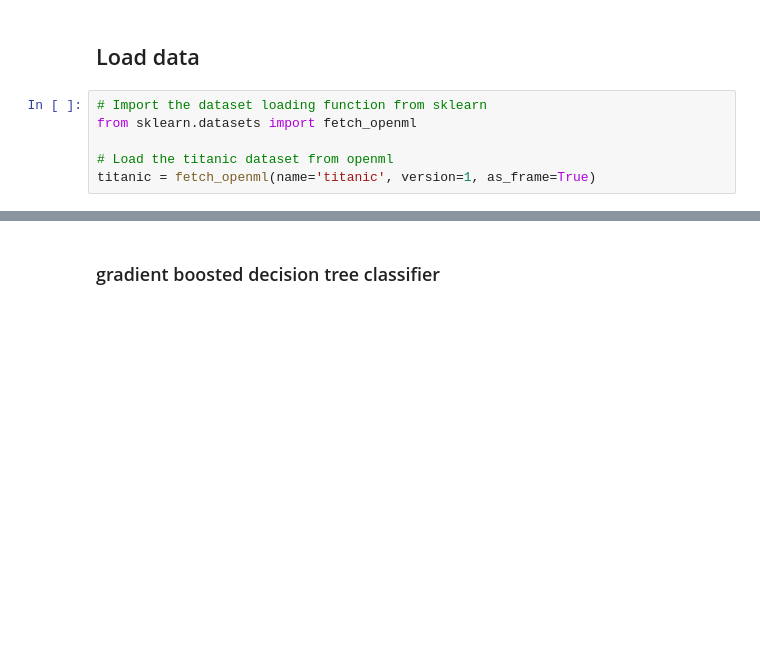
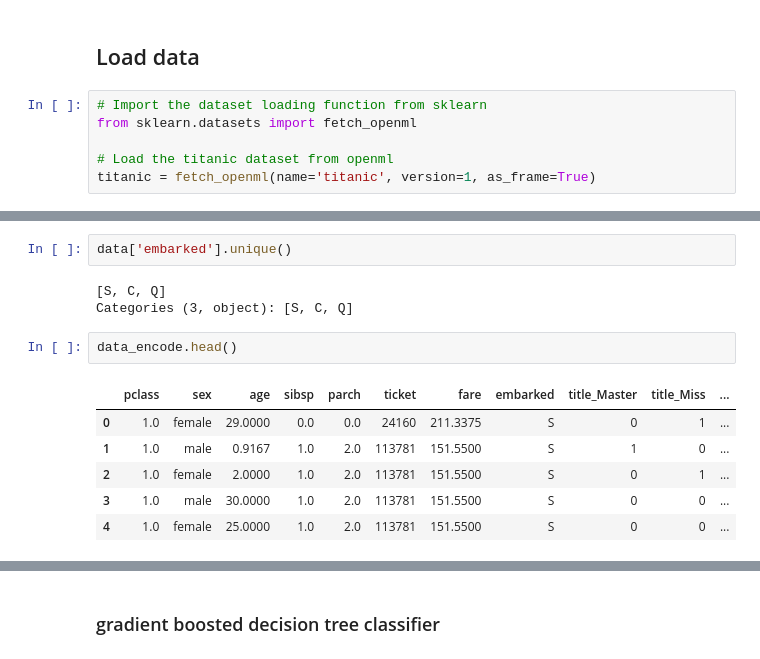
Before and after one commit to datamllab/automl-in-action-notebooks, a Jupyter notebook: 2.2-Tabular-Titanic.ipynb, the cells around one changed output, grey strips where cells are left out. Saved outputs shown, nothing was run; the diff lists cells and outputs as text; blank space fills up the shorter version.

```diff
--- a/2.2-Tabular-Titanic.ipynb
+++ b/2.2-Tabular-Titanic.ipynb
@@ -42,0 +105,14 @@ data.head()
+# %%
+data['embarked'].unique()
+# %% [output]
+[S, C, Q]
+Categories (3, object): [S, C, Q]
+# %%
+data_encode.head()
+# %% [output]
+|  | pclass | sex | age | sibsp | parch | ticket | fare | embarked | title_Master | title_Miss | ... |
+| 0 | 1.0 | female | 29.0000 | 0.0 | 0.0 | 24160 | 211.3375 | S | 0 | 1 | ... |
+| 1 | 1.0 | male | 0.9167 | 1.0 | 2.0 | 113781 | 151.5500 | S | 1 | 0 | ... |
+| 2 | 1.0 | female | 2.0000 | 1.0 | 2.0 | 113781 | 151.5500 | S | 0 | 1 | ... |
+| 3 | 1.0 | male | 30.0000 | 1.0 | 2.0 | 113781 | 151.5500 | S | 0 | 0 | ... |
+| 4 | 1.0 | female | 25.0000 | 1.0 | 2.0 | 113781 | 151.5500 | S | 0 | 0 | ... |
```
Also changed, not shown: parts of 48 cells of this notebook.
